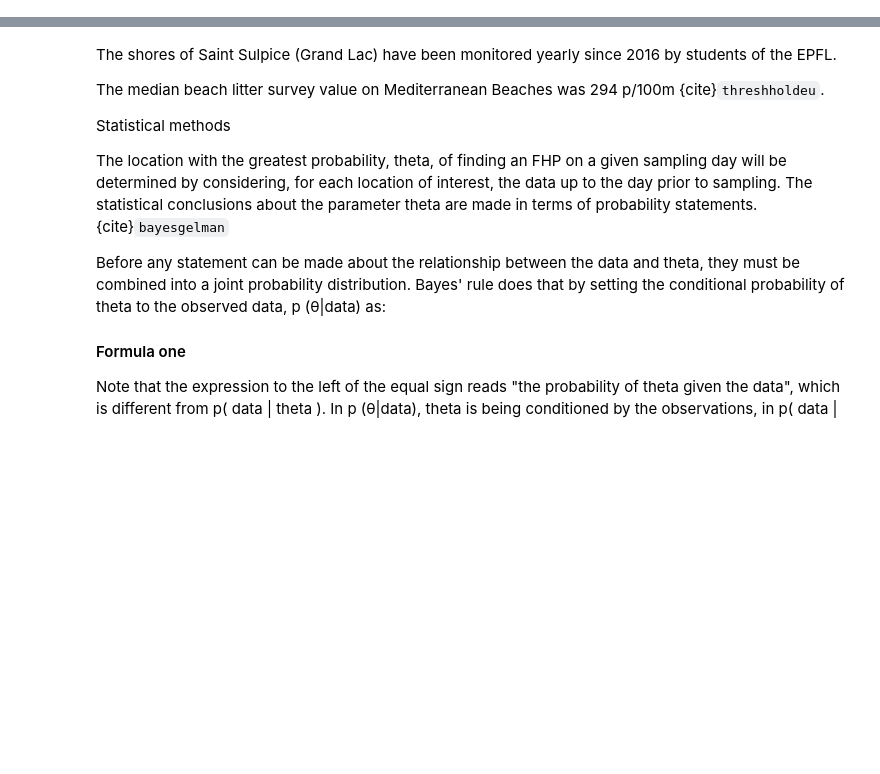
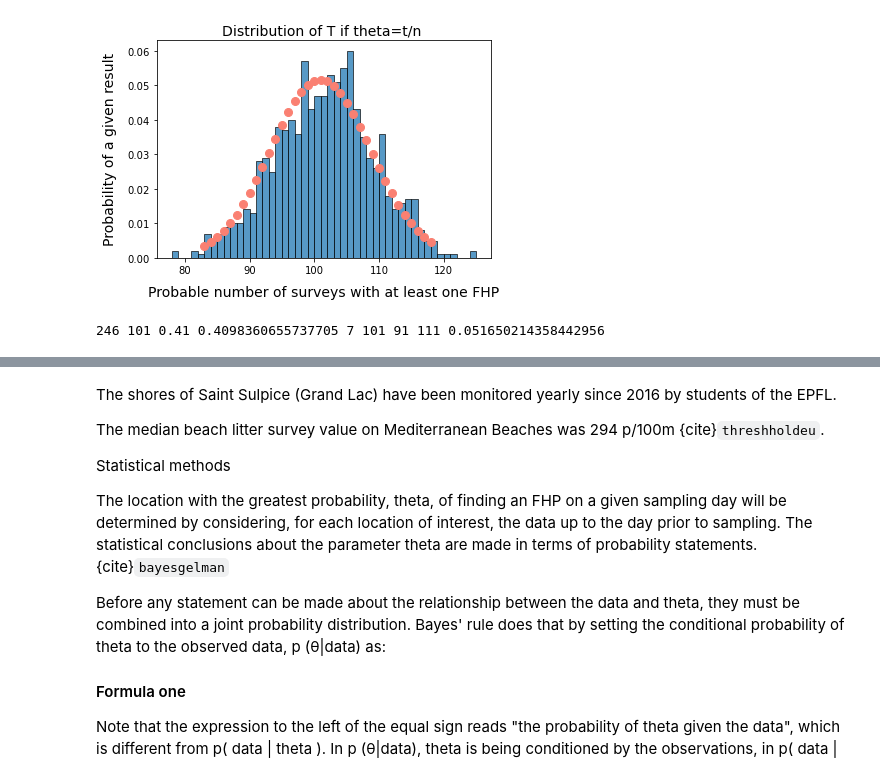
Before and after one commit to hammerdirt-analyst/finding-one-object, a Jupyter notebook: end_period_plastic.ipynb, the cells around one changed output, grey strips where cells are left out. Cells and saved outputs as stored; diff of their text form; code cells hidden in the pictures; blank space fills up the shorter version.

Commit message:
added new data section

```diff
--- a/end_period_plastic.ipynb
+++ b/end_period_plastic.ipynb
@@ -274,0 +313,52 @@ Table 1.  Number of locations, samples and positive samples per sampling period
+# %%
+# results up to lastday of sampling period two
+prior_data = ldb[prior_to_end_of_sampling_period_two & fhg]
+prior_data = prior_data.groupby("loc_date", as_index=False).fail.sum()
+prior_data["fail"] = prior_data.fail.where(prior_data.fail <= 1, 1)
+pz = prior_data.loc_date.nunique()
+pt =  prior_data.fail.sum()
+
+# results from sampling period three
+new_data = ldb[data_from_sampling_period_three & fhg]
+new_data = new_data.groupby("loc_date", as_index=False).fail.sum()
+new_data["fail"] = new_data.fail.where(new_data.fail <= 1, 1)
+nz = new_data.loc_date.nunique()
+nt = new_data.fail.sum()
+
+# likelihood
+l, lvar, lskew, lkurt = binom.stats(nt, nt/nz, moments= "mvsk")
+prior, pvar, pskew, pkurt =  binom.stats(pt, pt/pz, moments="mvsk")
+
+rvs = beta.rvs(nt+pt-1, nz+pz-nt-pt-1, size=500)
+
+# all data
+n = pz + nz
+t = pt + nt
+p = t/n
+
+betapost = beta(nt+pt-1, nz+pz-nt-pt-1)
+postbeta, nvar, nskew, nkurt = betapost.stats(moments= "mvsk")
+
+bpost, bvar, bskew, bkurt = binom.stats(n, p, moments= "mvsk")
+
+x = np.arange(binom.ppf(0.01, n, p), binom.ppf(0.99, n, p))
+r = binom.rvs(n, p, size=1000)
+
+fig, ax = plt.subplots()
+
+sns.histplot(r, ax=ax, stat="probability",  binwidth=1)
+ax.plot(x, binom.pmf(x, n, p), 'bo', ms=8, mfc="salmon", mec="salmon", label='binom pmf')
+ax.set_xlabel("Probable number of surveys with at least one FHP", labelpad=10, fontsize=14)
+ax.set_ylabel("Probability of a given result", labelpad=10, fontsize=14)
+
+ax.set_title("Distribution of T if theta=t/n ", fontsize=14)
+plt.show()
+# %% [output]
+[figure, added]
+# %%
+chanceOfGettingT = binom.pmf(t,n,p)
+fivePT, nineFivePT = binom.ppf(.1, n, p), binom.ppf(.90, n, p)
+
+print(n, t, round(p,2), postbeta, int(math.sqrt(bvar)), int(binom.mean(n,p)), int(fivePT), int(nineFivePT), chanceOfGettingT)
+# %% [output]
+246 101 0.41 0.4098360655737705 7 101 91 111 0.051650214358442956
```
Also changed, not shown: parts of 16 cells of this notebook.
